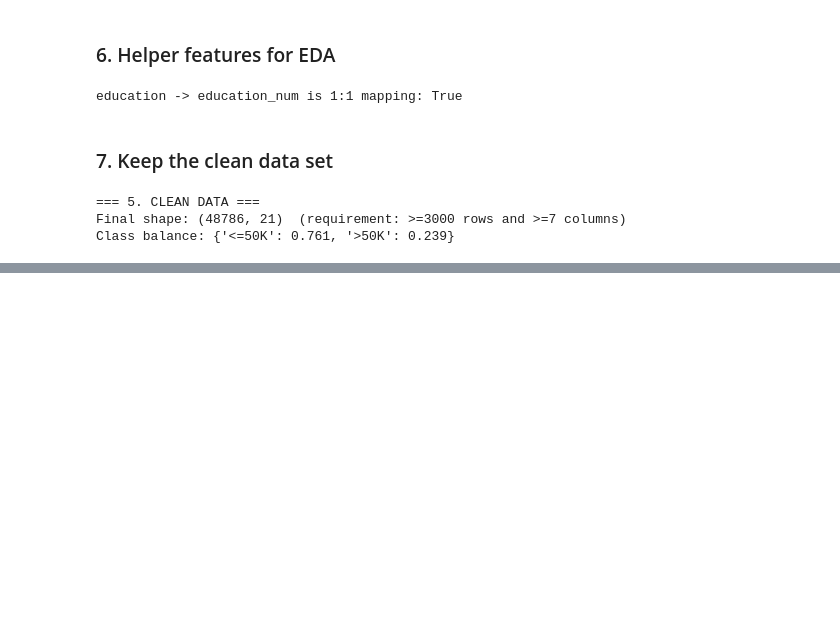
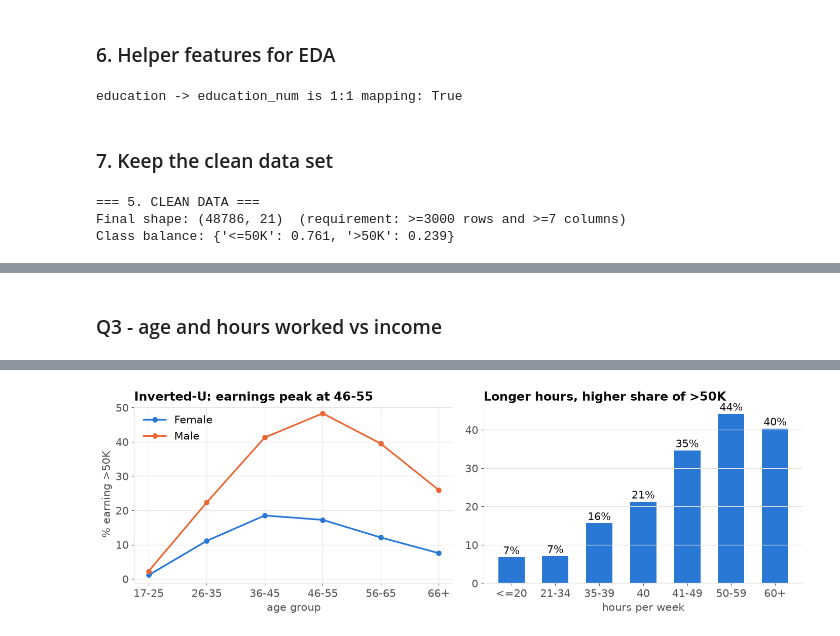
Before and after one commit to RhuanMendanha/CA1-40--Data-Exploration-and-Preparation, a Jupyter notebook: DEP_Project.ipynb, the cells around one changed output, grey strips where cells are left out. Saved outputs shown, nothing was run; the diff lists cells and outputs as text; code cells hidden in the pictures; blank space fills up the shorter version.

```diff
--- a/DEP_Project.ipynb
+++ b/DEP_Project.ipynb
@@ -459,0 +739,78 @@ Class balance: {'<=50K': 0.761, '>50K': 0.239}
+# %% [markdown]
+### Q3 - age and hours worked vs income
+# %%
+# ---------- Q3: Comparing income by age and working hours ----------
+# I wanted to see how age and the number of hours worked per week
+# relate to income. I also compare the results between men and women
+# to see if there are any noticeable differences.
+
+# First, I calculate the percentage of people earning over 50K
+# for each age group, separated by sex.
+age = rate(["age_group", "sex"]).unstack()
+
+# I arrange the age groups in the correct order so they appear
+# from youngest to oldest in the graph.
+order = ["17-25", "26-35", "36-45", "46-55", "56-65", "66+"]
+age = age.loc[order]
+
+
+# I create new groups based on the number of hours people work each week.
+# This makes it easier to compare income between people working different hours.
+df["hours_band"] = pd.cut(df["hours_per_week"], [0, 20, 34, 39, 40, 49, 59, 80],
+                          labels=["<=20", "21-34", "35-39", "40", "41-49",
+                                  "50-59", "60+"])
+
+# I calculate the percentage of people earning over 50K in each working-hours group.
+hrs = rate("hours_band")
+
+
+# I record the results so I can compare the different groups later.
+note("=== Q3: % >50K by age group and sex ===")
+note(age.round(1).to_string())
+
+note("=== Q3: % >50K by hours band ===")
+note(hrs.round(1).to_string())
+
+# I also check the average number of working hours for men and women.
+note(f"Mean hours: {df.groupby('sex')['hours_per_week'].mean().round(1).to_dict()}")
+note("")
+
+
+# ---------- Visualising age, sex and working hours ----------
+# I created two graphs to make the results easier to understand.
+# The first looks at age and income, while the second compares
+# income levels across different working-hours groups.
+
+fig, ax = plt.subplots(1, 2, figsize=(13, 4.4))
+
+
+# (a) Income by age group and sex
+# I use two lines to compare how income changes across age groups
+# for men and women.
+for sex, c in [("Female", ps.BLUE), ("Male", ps.ORANGE)]:
+    ax[0].plot(order, age[sex], color=c, marker="o", ms=6, label=sex)
+
+ax[0].set_title("Inverted-U: earnings peak at 46-55")
+ax[0].set_ylabel("% earning >50K")
+ax[0].set_xlabel("age group")
+ax[0].legend()
+
+
+# (b) Income by working hours
+# Here I use a bar chart to show how the percentage of people
+# earning over 50K changes depending on how many hours they work.
+ax[1].bar(hrs.index.astype(str), hrs.values, color=ps.BLUE, width=0.6)
+
+# I add the percentages above each bar so the values are easy to compare.
+for i, v in enumerate(hrs.values):
+    ax[1].text(i, v + 0.8, f"{v:.0f}%", ha="center")
+
+ax[1].set_title("Longer hours, higher share of >50K")
+ax[1].set_xlabel("hours per week")
+ax[1].grid(axis="x", visible=False)
+
+
+# I adjust the layout and display both graphs together.
+fig.tight_layout()
+ps.save(fig, FIG / "fig4_age_hours.png")
+# %% [output]
@@ -459,0 +836 @@ Class balance: {'<=50K': 0.761, '>50K': 0.239}
+[figure, added]
```
Also changed, not shown: parts of 11 cells of this notebook.
